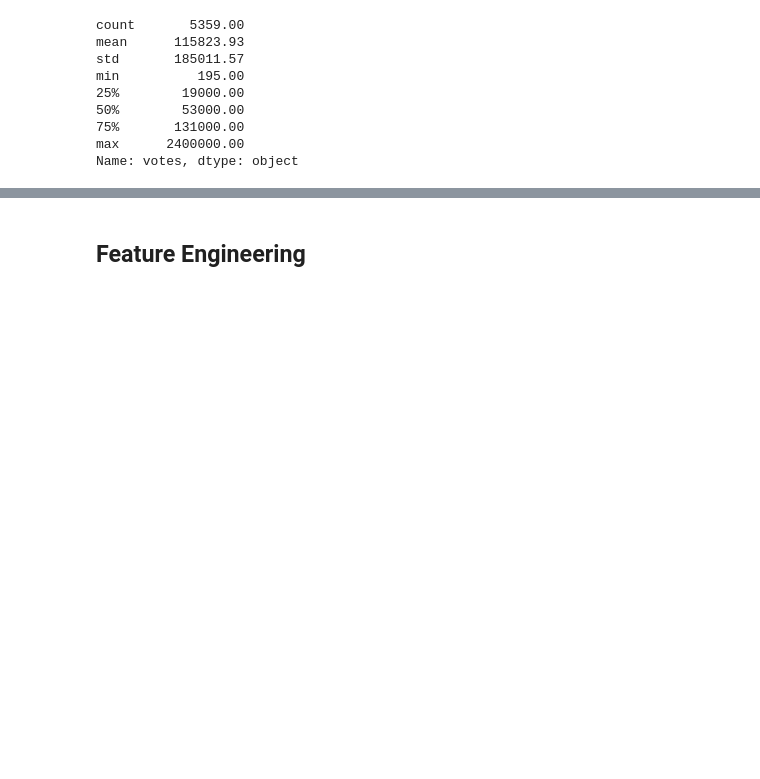
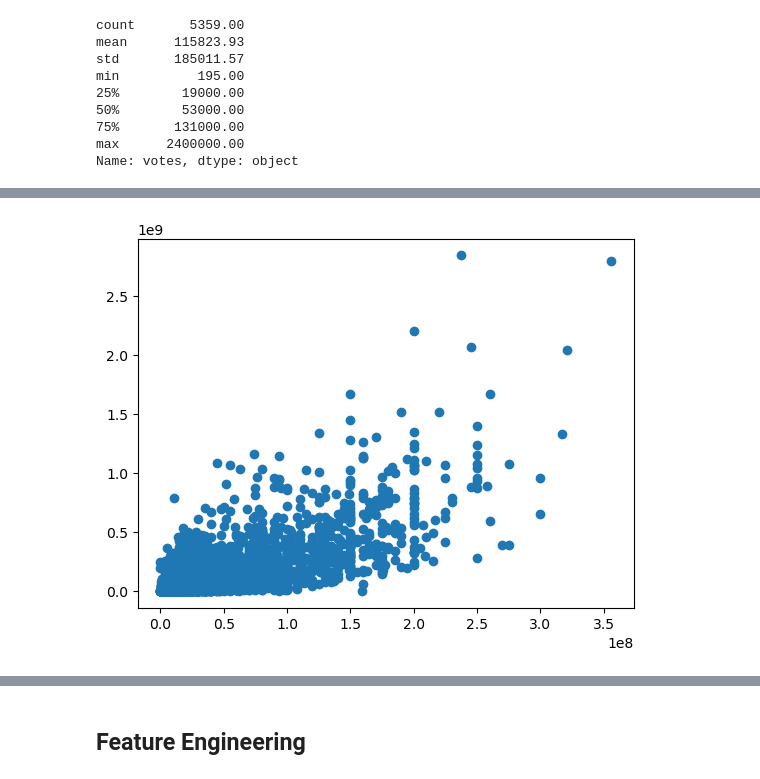
Before and after one commit to ggalicin/cs363m_project, a Jupyter notebook: CS_363M_PROJECT.ipynb, the cells around one changed output, grey strips where cells are left out. Saved outputs shown, nothing was run; the diff lists cells and outputs as text; code cells hidden in the pictures; blank space fills up the shorter version.

```diff
--- a/CS_363M_PROJECT.ipynb
+++ b/CS_363M_PROJECT.ipynb
@@ -142,6 +167,8 @@ There is a strong positive correlation between budget and gross. There is a mode
 # %%
-# # Plot correlation between budget and gross (scaled)
-# # data.plot.scatter(x='budget', y='gross')
-# plt.scatter(x=data['budget'], y=data['gross'])
-# # plt.yticks(np.arange(0, 3e9, step=1e9))
-# plt.show()
+# Plot correlation between budget and gross (scaled)
+# data.plot.scatter(x='budget', y='gross')
+plt.scatter(x=data['budget'], y=data['gross'])
+# plt.yticks(np.arange(0, 3e9, step=1e9))
+plt.show()
+# %% [output]
+[figure, added]
```
Also changed, not shown: parts of 83 cells of this notebook.
